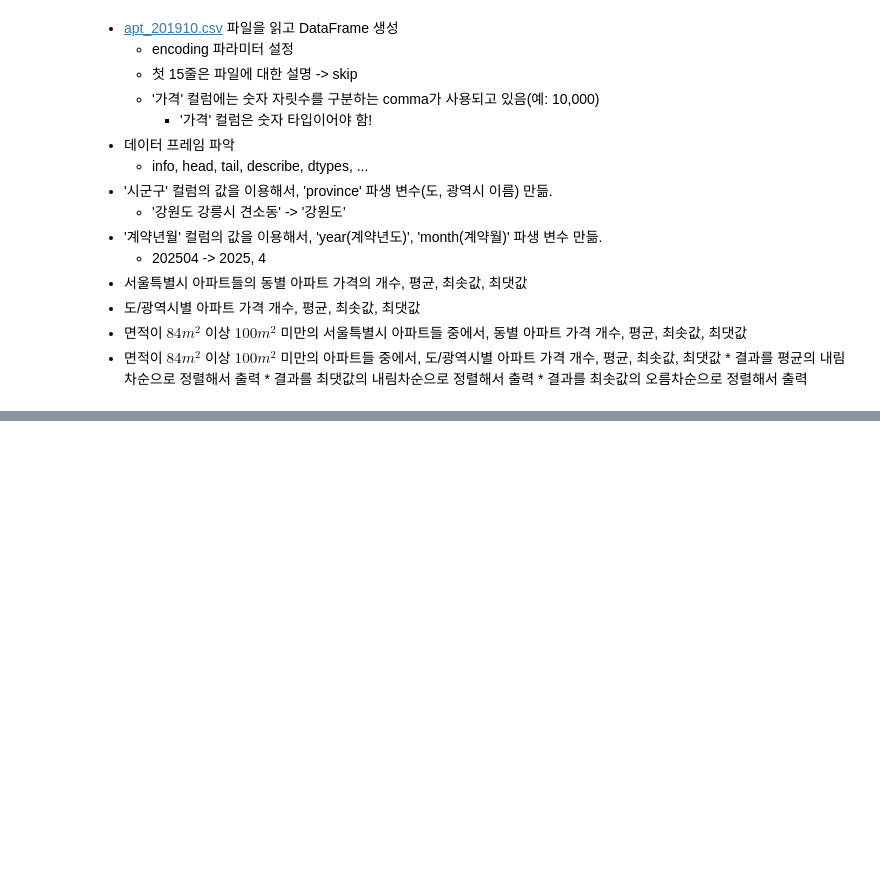
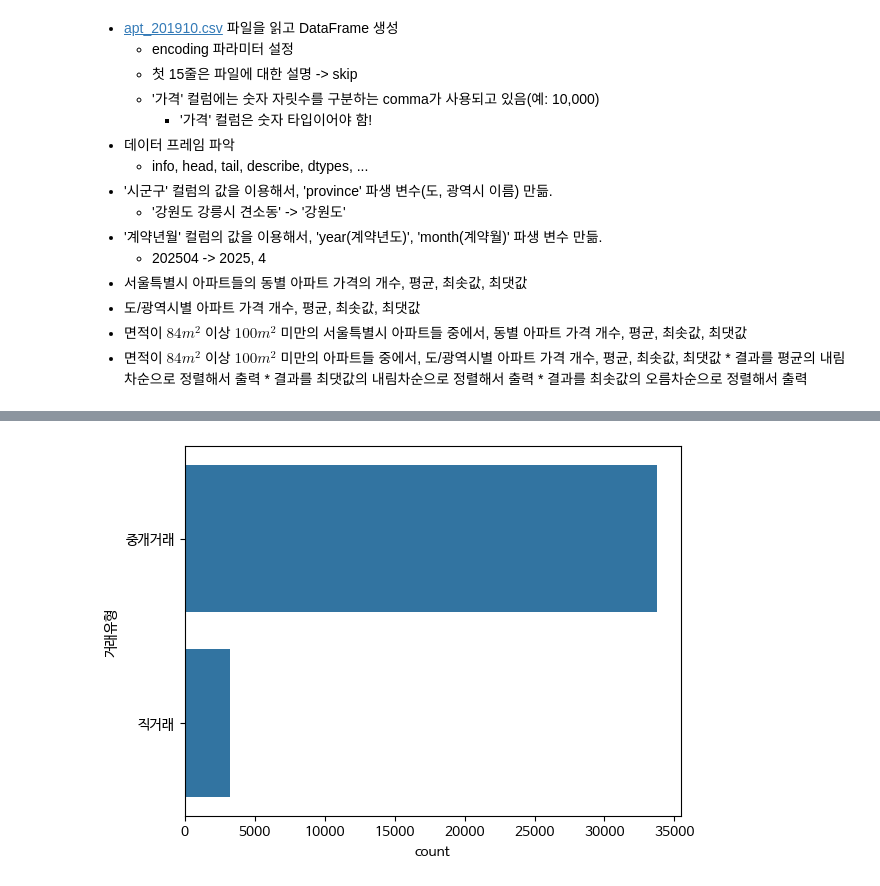
Before and after one commit to JakeOh/202504_itwill_oracle88, a Jupyter notebook: python24.ipynb, the cells around one changed output, grey strips where cells are left out. Cells and saved outputs as stored; diff of their text form; code cells hidden in the pictures; blank space fills up the shorter version.

```diff
--- a/python24.ipynb
+++ b/python24.ipynb
@@ -73,0 +192,5 @@ plt.show()
+# %%
+sns.countplot(data=apt, y='거래유형')
+plt.show()
+# %% [output]
+[figure, added]
```
Also changed, not shown: parts of 18 cells of this notebook.
